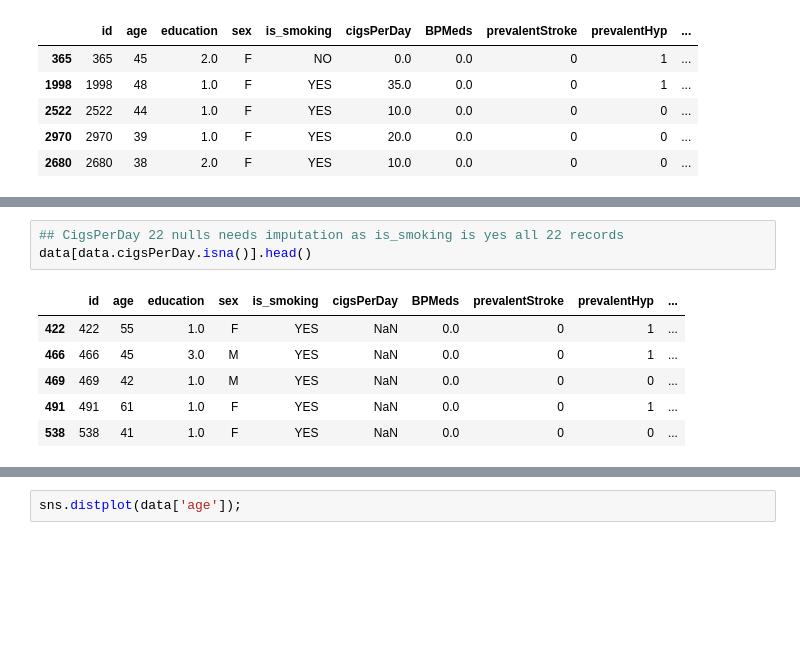
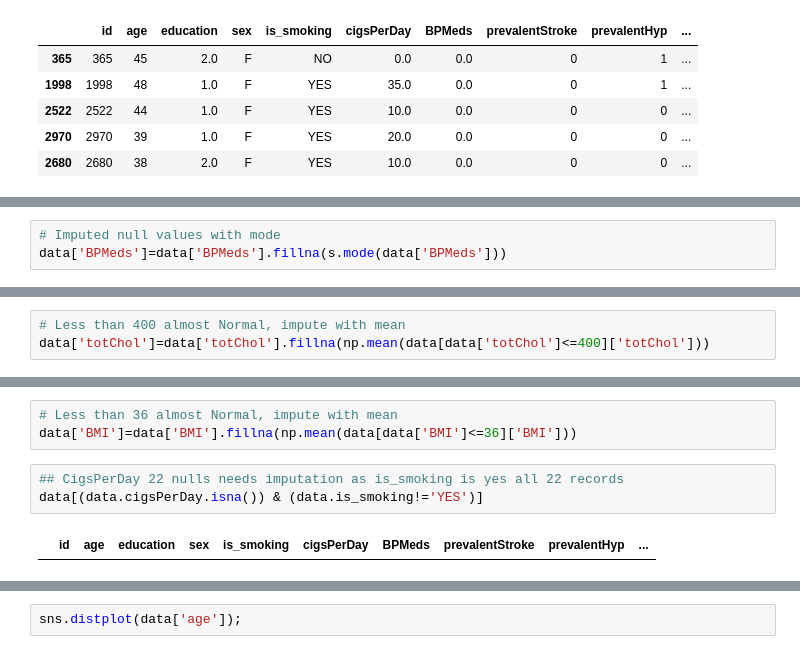
Before and after one commit to abdulaziz2208/CardiovascularRisk-Pred, a Jupyter notebook: CardiovascularPred.ipynb, the cells around one changed output, grey strips where cells are left out. Cells and saved outputs as stored; diff of their text form; blank space fills up the shorter version.

Commit message:
Changes for null handling

```diff
--- a/CardiovascularPred.ipynb
+++ b/CardiovascularPred.ipynb
@@ -101,0 +106,3 @@ dtype: int64
+# %%
+# Imputed null values with mode
+data['BPMeds']=data['BPMeds'].fillna(s.mode(data['BPMeds']))
@@ -101,0 +113,3 @@ dtype: int64
+# %%
+# Less than 400 almost Normal, impute with mean
+data['totChol']=data['totChol'].fillna(np.mean(data[data['totChol']<=400]['totChol']))
@@ -102,10 +120,8 @@ dtype: int64
+# %%
+# Less than 36 almost Normal, impute with mean
+data['BMI']=data['BMI'].fillna(np.mean(data[data['BMI']<=36]['BMI']))
 # %%
 ## CigsPerDay 22 nulls needs imputation as is_smoking is yes all 22 records
-data[data.cigsPerDay.isna()].head()
+data[(data.cigsPerDay.isna()) & (data.is_smoking!='YES')]
 # %% [output]
 |  | id | age | education | sex | is_smoking | cigsPerDay | BPMeds | prevalentStroke | prevalentHyp | ... |
-| 422 | 422 | 55 | 1.0 | F | YES | NaN | 0.0 | 0 | 1 | ... |
-| 466 | 466 | 45 | 3.0 | M | YES | NaN | 0.0 | 0 | 1 | ... |
-| 469 | 469 | 42 | 1.0 | M | YES | NaN | 0.0 | 0 | 0 | ... |
-| 491 | 491 | 61 | 1.0 | F | YES | NaN | 0.0 | 0 | 1 | ... |
-| 538 | 538 | 41 | 1.0 | F | YES | NaN | 0.0 | 0 | 0 | ... |
```
Also changed, not shown: parts of 10 cells of this notebook.
